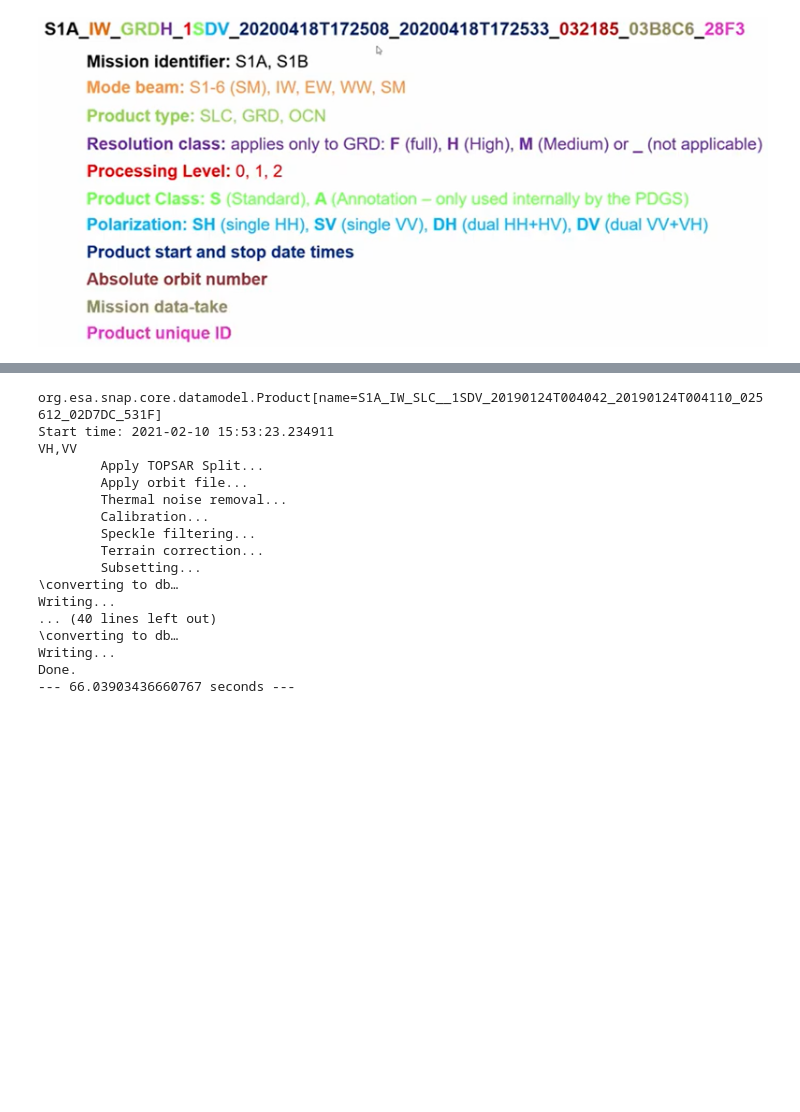
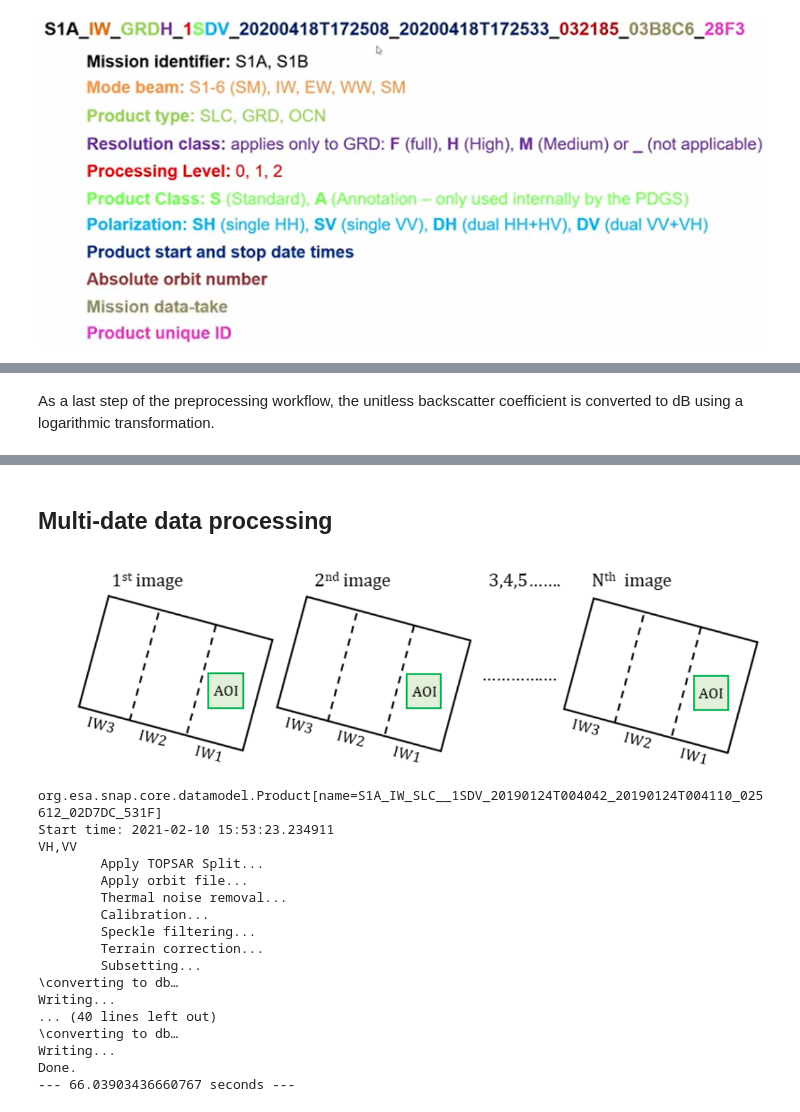
Before and after one commit to vak000/WL2021, a Jupyter notebook: snappy_processing.ipynb, the cells around one changed output, grey strips where cells are left out. Cells and saved outputs as stored; diff of their text form; code cells hidden in the pictures; blank space fills up the shorter version.

```diff
--- a/snappy_processing.ipynb
+++ b/snappy_processing.ipynb
@@ -74,3 +103,5 @@ print(subprocess.Popen(['gpt','-h','Subset'], stdout=subprocess.PIPE,universal_n
+# %% [markdown]
+As a last step of the preprocessing workflow, the unitless backscatter coefficient is converted to dB using a logarithmic transformation.
 # %%
 def read(filename):
     output=ProductIO.readProduct(filename)
@@ -187,6 +219,12 @@ df_S1_read
 | 1 | S1A_IW_SLC__1SDV_20200119T004047_... | SLC | IW | 1SDV | 13599 | 70168 | [i_IW1_VH, q_IW1_VH, Intensity_IW... |
 | 2 | S1A_IW_SLC__1SDV_20200119T004112_... | SLC | IW | 1SDV | 15110 | 70167 | [i_IW1_VH, q_IW1_VH, Intensity_IW... |
 | 3 | S1B_IW_SLC__1SDV_20190223T004009_... | SLC | IW | 1SDV | 18108 | 69288 | [i_IW1_VH, q_IW1_VH, Intensity_IW... |
+# %% [markdown]
+## Multi-date data processing
+# %%
+Image('Figs/multidate_processing.png')
+# %% [output]
+[figure, added]
 # %%
 def main():
     ## All Sentinel-1 data sub folders are located within a super folder (make sure the data is already unzipped and each sub folder name ends with '.SAFE'):
```
Also changed, not shown: parts of 26 cells of this notebook.
